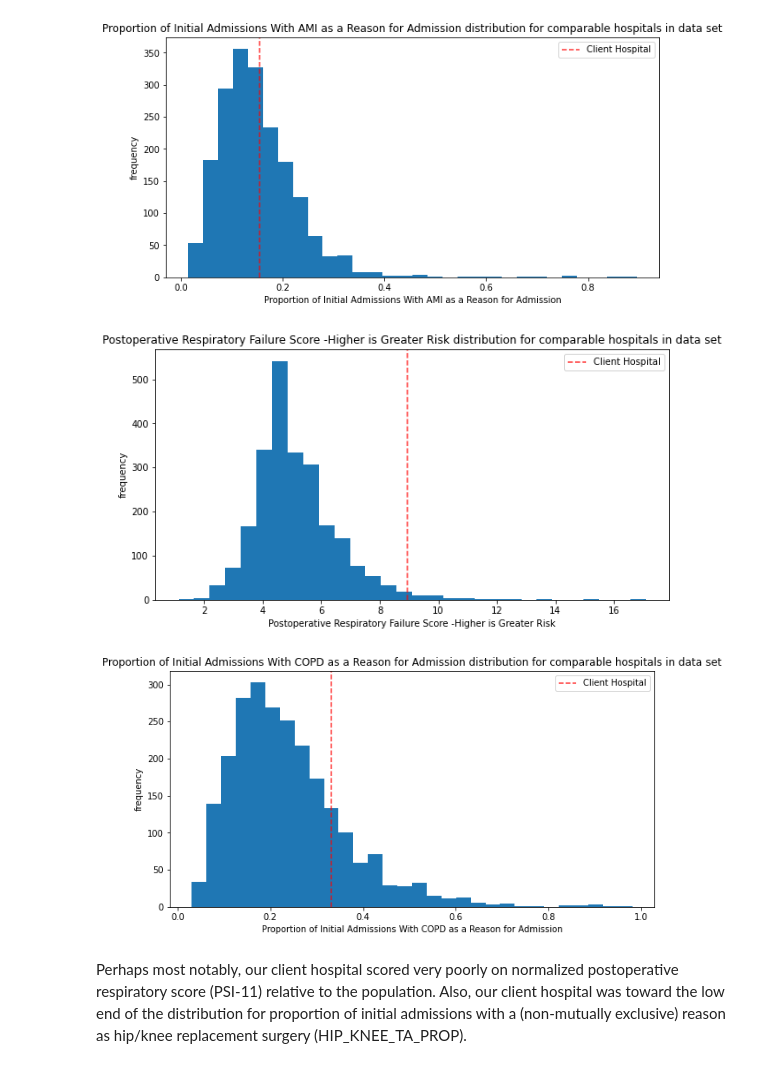
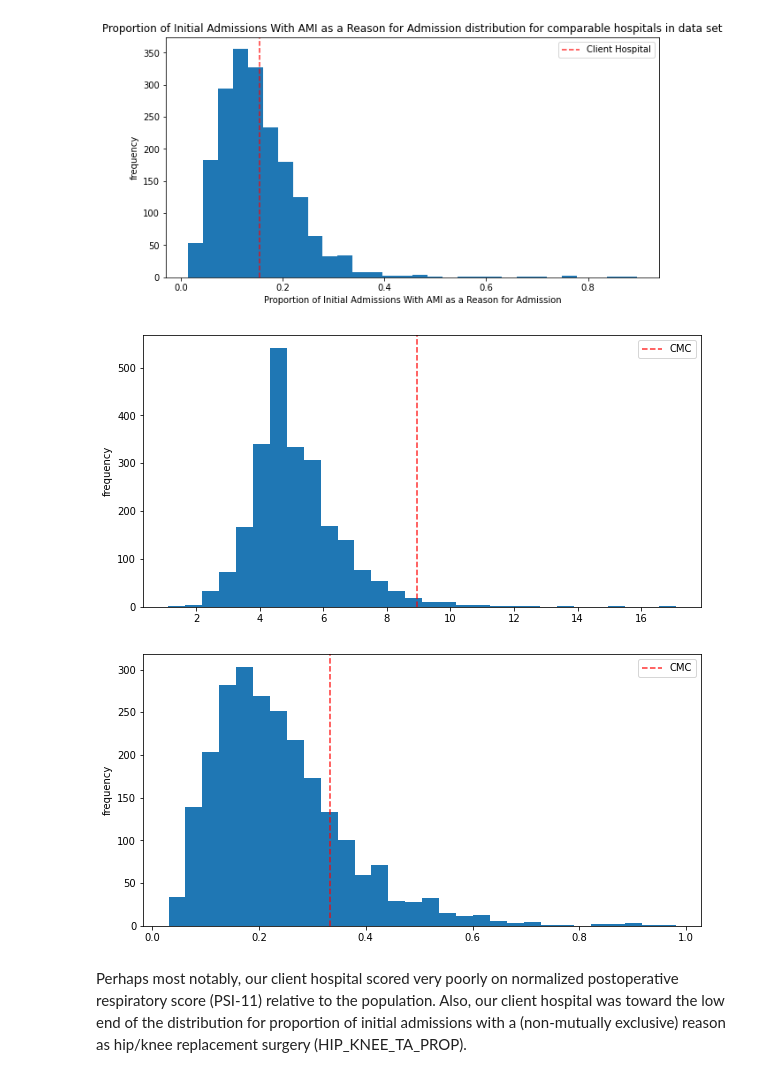
Before and after one commit to ursus-maritimus-714/Prediction_of_Hospital_Readmission_Project, a Jupyter notebook: Notebooks/05_Business_Modeling.ipynb, the cells around one changed output. Cells and saved outputs as stored; diff of their text form; code cells hidden in the pictures.

```diff
--- a/Notebooks/05_Business_Modeling.ipynb
+++ b/Notebooks/05_Business_Modeling.ipynb
@@ -181,10 +189,10 @@ def plot_compare(feat_name, description, State=None, figsize=(10, 5)):
         hosp_x = hosp_data.loc[hosp_data.State == State, feat_name]
     hosp_x = hosp_x[np.isfinite(hosp_x)]
     plt.hist(hosp_x, bins=30)
-    plt.axvline(x=targ_hosp[feat_name].values, c='r', ls='--', alpha=0.8, label='Client Hospital')
+    plt.axvline(x=targ_hosp[feat_name].values, c='r', ls='--', alpha=0.8, label='CMC')
     plt.xlabel(description)
     plt.ylabel('frequency')
-    plt.title(description + ' distribution for comparable hospitals in data set')
+    plt.title(description + '')
     plt.legend()
 # %%
 plot_compare('ReadmissionRate', '')
@@ -199,13 +207,13 @@ plot_compare('AMI_TA_PROP', 'Proportion of Initial Admissions With AMI as a Reas
 # %% [output]
 [figure]
 # %%
-plot_compare('PSI_11', 'Postoperative Respiratory Failure Score -Higher is Greater Risk')
+plot_compare('PSI_11', '')
 # %% [output]
-[figure, old version]
+[figure, new version]
 # %%
-plot_compare('COPD_TA_PROP', 'Proportion of Initial Admissions With COPD as a Reason for Admission')
+plot_compare('COPD_TA_PROP', '')
 # %% [output]
-[figure, old version]
+[figure, new version]
 # %% [markdown]
 Perhaps most notably, our client hospital scored very poorly on normalized postoperative respiratory score (PSI-11) relative to the population. Also, our client hospital was toward the low end of the distribution for proportion of initial admissions with a (non-mutually exclusive) reason as hip/knee replacement surgery (HIP_KNEE_TA_PROP).
 # %% [markdown]
```
Also changed, not shown: parts of 4 cells of this notebook, 1 other file.
